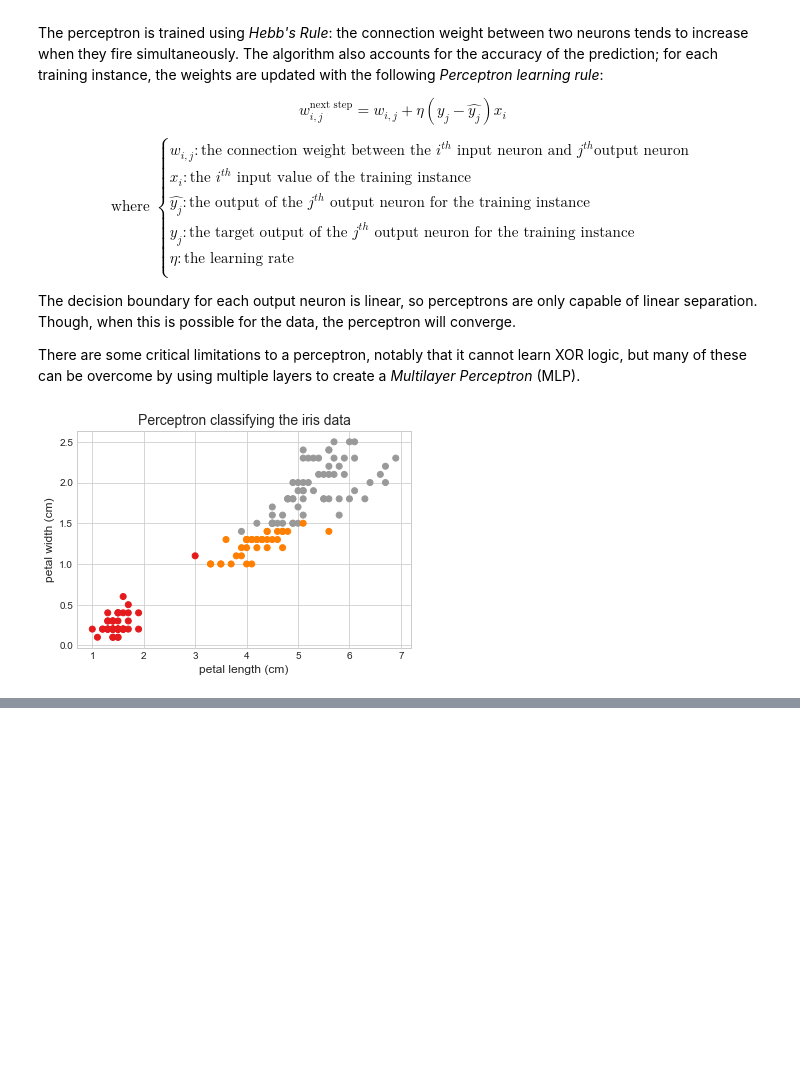
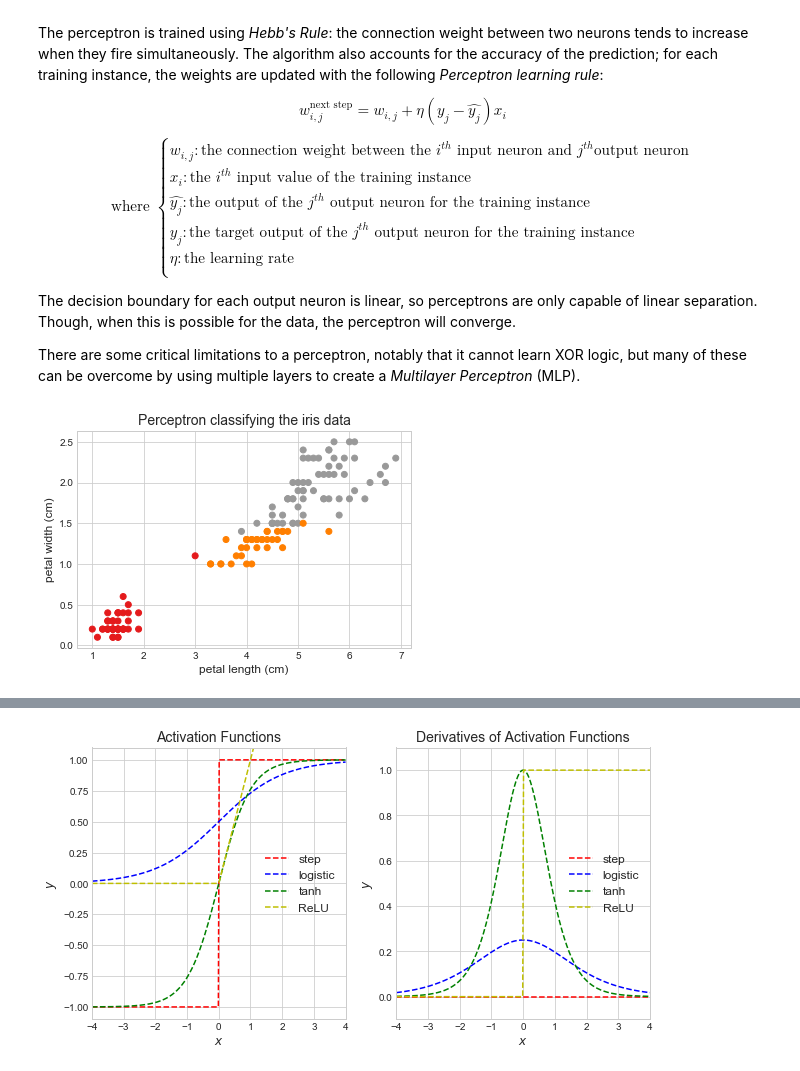
Before and after one commit to jhrcook/100DaysOfPython, a Jupyter notebook: HandsOnMachineLearningWithScikitLearnAndTensorFlow/homl_ch10_Introduction-to-artificial-neural-networks-with-keras.ipynb, the cells around one changed output, grey strips where cells are left out. Drawn from its saved outputs; the diff is of its cells as text; code cells hidden in the pictures; blank space fills up the shorter version.

```diff
--- a/HandsOnMachineLearningWithScikitLearnAndTensorFlow/homl_ch10_Introduction-to-artificial-neural-networks-with-keras.ipynb
+++ b/HandsOnMachineLearningWithScikitLearnAndTensorFlow/homl_ch10_Introduction-to-artificial-neural-networks-with-keras.ipynb
@@ -119,0 +148,82 @@ plt.show()
+# %%
+# Input points
+x = np.linspace(-4, 4, 300)
+
+# Neruon activation functions.
+
+def step_fxn(x):
+    """Step function for neuron activation function."""
+    return [-1 if i < 0 else 1 for i in x]
+
+
+def step_fxn_d(x):
+    """Derivative of the step function."""
+    return np.zeros(len(x))
+
+
+def logistic_fxn(x):
+    """Logisitc (sigmoid) function for neuron activation function."""
+    return 1 / (1 + np.exp(-x))
+
+
+def logistic_fxn_d(x):
+    """The derivative of the logistic function."""
+    return logistic_fxn(x) * (1 - logistic_fxn(x))
+
+
+def hyperbolic_tan(x):
+    """Hyperbolic tangent function for neuron activation function."""
+    return 2 * logistic_fxn(2 * np.array(x)) - 1
+
+
+def hyperbolic_tan_d(x):
+    """The derivative of the hyperbolic tangent function."""
+    return 1 - (np.tanh(x) ** 2)
+
+
+def relu_fxn(x):
+    """The ReLU for a neuron activation function."""
+    return [max(0, i) for i in x]
+
+
+def relu_fxn_d(x):
+    """The derivative of the ReLU"""
+    return [0 if i < 0 else 1 for i in x]
+
+
+# Styles of line.
+line_styles = {
+    'step': 'r--',
+    'logistic': 'b--',
+    'tanh': 'g--',
+    'relu': 'y--'
+}
+
+# Plotting each activation function.
+fig = plt.figure(figsize=(10, 5))
+plt.subplot(1, 2, 1)
+plt.plot(x, step_fxn(x), line_styles['step'], label='step')
+plt.plot(x, logistic_fxn(x), line_styles['logistic'], label='logistic')
+plt.plot(x, hyperbolic_tan(x), line_styles['tanh'], label='tanh')
+plt.plot(x, relu_fxn(x), line_styles['relu'], label='ReLU')
+plt.axis([-4, 4, -1.1, 1.1])
+plt.legend(loc='center right', fontsize=12)
+plt.xlabel('$x$', fontsize=12)
+plt.ylabel('$y$', fontsize=12)
+plt.title('Activation Functions', fontsize=14)
+
+# Plotting the derivatives of the activation function.
+plt.subplot(1, 2, 2)
+plt.plot(x, step_fxn_d(x), line_styles['step'], label='step')
+plt.plot(x, logistic_fxn_d(x), line_styles['logistic'], label='logistic')
+plt.plot(x, hyperbolic_tan_d(x), line_styles['tanh'], label='tanh')
+plt.plot(x, relu_fxn_d(x), line_styles['relu'], label='ReLU')
+plt.axis([-4, 4, -0.1, 1.1])
+plt.legend(loc='center right', fontsize=12)
+plt.xlabel('$x$', fontsize=12)
+plt.ylabel('$y$', fontsize=12)
+plt.title('Derivatives of Activation Functions', fontsize=14)
+
+plt.show()
+# %% [output]
+[figure, added]
```
Also changed, not shown: parts of 3 cells of this notebook, 3 other files.
